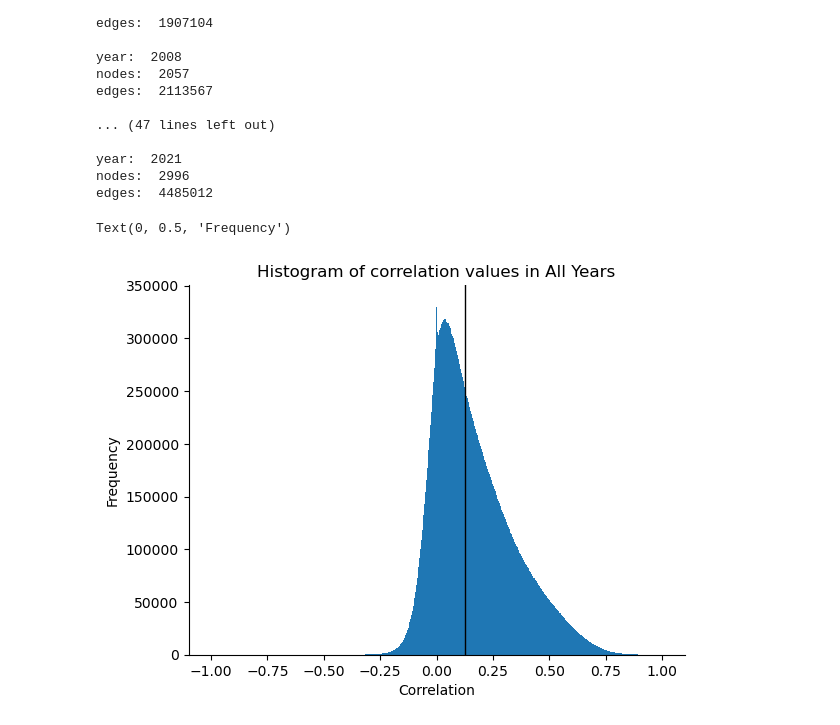
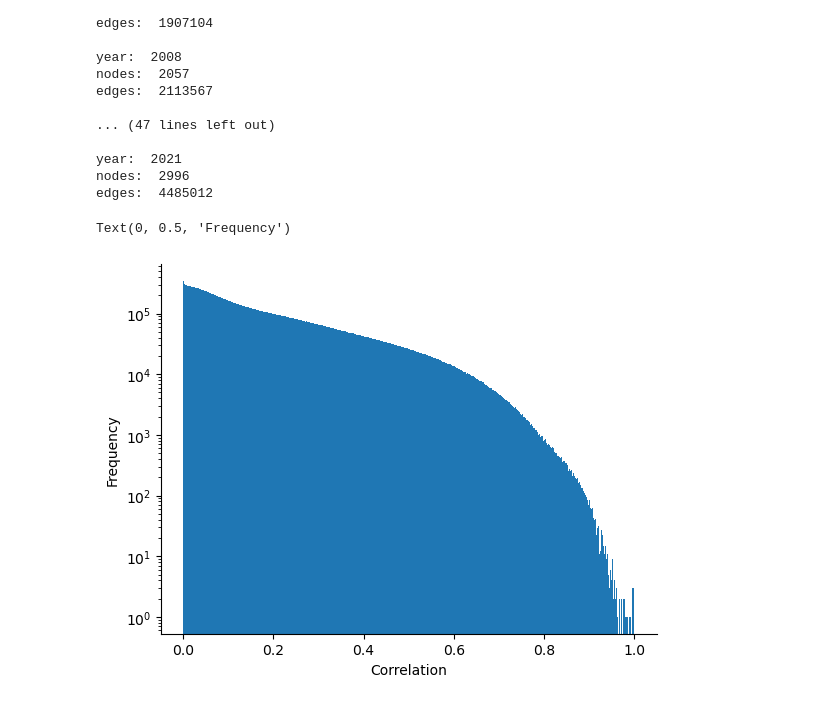
Before and after one commit to borchand/Network_Analysis, a Jupyter notebook: script/EDA.ipynb, the cells around one changed output. Cells and saved outputs as stored; diff of their text form; code cells hidden in the pictures.

```diff
--- a/script/EDA.ipynb
+++ b/script/EDA.ipynb
@@ -10,7 +10,7 @@ from sklearn.cluster import AffinityPropagation
 # %%
 #get data
 df_years, min_year, max_year = get_data()
-corrlist = [get_corr_from_year(year, df_years, min_year) for year in range(min_year+1, max_year+1)]
+corrlist = [abs(get_corr_from_year(year, df_years, min_year)) for year in range(min_year+1, max_year+1)]
 # %%
 for i in enumerate(corrlist):
     print('year: ', i[0]+min_year+1)
@@ -45,18 +45,18 @@ for corr in corrlist:
 # %%
 #hist on allcorr
 plt.hist(allcorr, bins=1000)
 #without borders
 plt.gca().spines['top'].set_visible(False)
 plt.gca().spines['right'].set_visible(False)
-plt.axvline(np.percentile(allcorr, 50), color='black', linewidth=1)
+#plt.axvline(np.percentile(allcorr, 20), color='black', linewidth=1)
 
-# plt.yscale('log')
-plt.title(f'Histogram of correlation values in All Years')
+plt.yscale('log')
+#plt.title(f'Histogram of correlation values in All Years')
 plt.xlabel('Correlation')
 plt.ylabel('Frequency')
 # %% [output]
 Text(0, 0.5, 'Frequency')
-[figure, old version]
+[figure, new version]
 # %%
 #histogram of correlation values in each year but not (8,9,10,11)
 excorrlist = [corrlist[i] for i in range(len(corrlist)) if i not in (8,9,10,11)]
```
Also changed, not shown: parts of 1 cell of this notebook, 2 other files.
